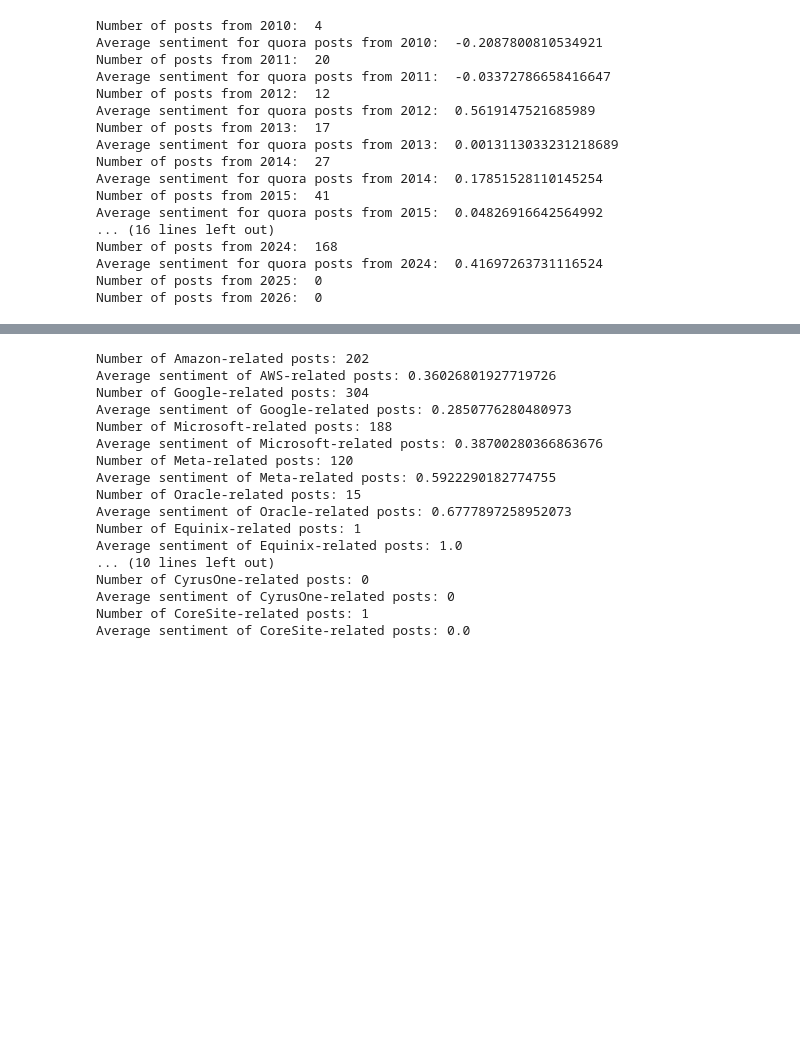
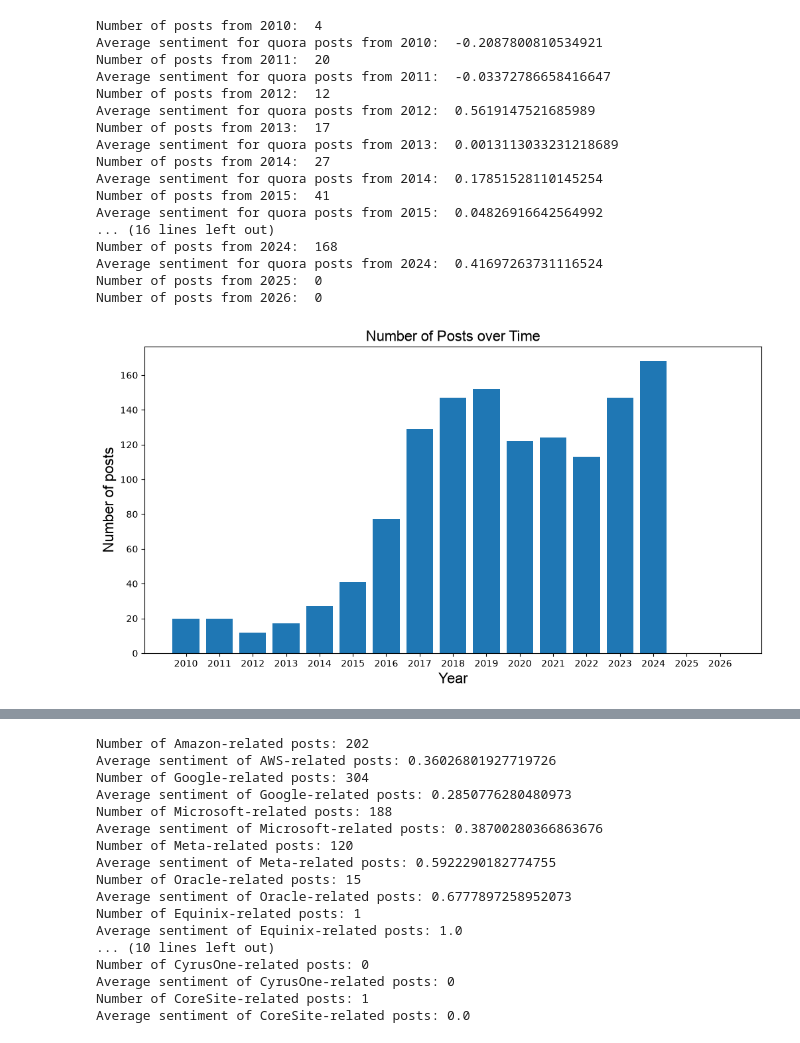
Before and after one commit to miaknatali/sentiment_analysis, a Jupyter notebook: brightdata_across_social_media_analysis/across_social_media_overall_sentiment_analysis/using_ABSA_CURRENT_TECHNIQUE/quora_overall_datacenters_ABSA.ipynb, the cells around one changed output, grey strips where cells are left out. Saved outputs shown, nothing was run; the diff lists cells and outputs as text; code cells hidden in the pictures; blank space fills up the shorter version.

```diff
--- a/brightdata_across_social_media_analysis/across_social_media_overall_sentiment_analysis/using_ABSA_CURRENT_TECHNIQUE/quora_overall_datacenters_ABSA.ipynb
+++ b/brightdata_across_social_media_analysis/across_social_media_overall_sentiment_analysis/using_ABSA_CURRENT_TECHNIQUE/quora_overall_datacenters_ABSA.ipynb
@@ -117,6 +115,13 @@ for q_post in quora_posts:
 
     print("Posts scanned:", a, end="\r")
 
+file_path = Path("/Users/mnatali/Projects/sentiment_analysis/brightdata_across_social_media_analysis/across_social_media_overall_sentiment_analysis/using_ABSA_CURRENT_TECHNIQUE/quora_sentiments_backup.json")
+
+with file_path.open("r", encoding="utf-8") as f:
+    sentiments = json.load(f)
+
+post_sentiments = sentiments["sentiments"]
+post_sentiment_degrees = sentiments["sentiment_degrees"]
 
 posts["ids"] = post_ids
 posts["text"] = post_texts
@@ -125,14 +130,8 @@ posts["upvotes"] = post_upvotes
 posts["number of answers"] = post_num_answers
 posts["shares"] = post_shares
 posts["views"] = post_views
-
-file_path = Path("/Users/mnatali/Projects/sentiment_analysis/brightdata_across_social_media_analysis/across_social_media_overall_sentiment_analysis/using_ABSA_CURRENT_TECHNIQUE/quora_sentiments_backup.json")
-
-with file_path.open("r", encoding="utf-8") as f:
-    sentiments = json.load(f)
-
-post_sentiments = sentiments["sentiments"]
-post_sentiment_degrees = sentiments["sentiment_degrees"]
+posts["sentiment"] = post_sentiments
+posts["degree"] = post_sentiment_degrees
 # %% [output]
 Posts scanned: 1300
 # %%
@@ -286,28 +287,30 @@ Average sentiment for quora posts from 2024:  0.41697263731116524
 Number of posts from 2025:  0
 Number of posts from 2026:  0
 # %%
-categories = ["2011", "2012", "2013", "2014", "2015", "2016", "2017", "2018", "2019", "2020", "2021", "2022", "2023", "2024", "2025", "2026"]
-counts = [len(year_datasets[2011]), len(year_datasets[2012]), len(year_datasets[2013]), len(year_datasets[2014]), len(year_datasets[2015]), len(year_datasets[2016]), len(year_datasets[2017]), len(year_datasets[2018]), len(year_datasets[2019]), len(year_datasets[2020]), len(year_datasets[2021]), len(year_datasets[2022]), len(year_datasets[2023]), len(year_datasets[2024]), len(year_datasets[2025]), len(year_datasets[2025])]
+categories = ["2010", "2011", "2012", "2013", "2014", "2015", "2016", "2017", "2018", "2019", "2020", "2021", "2022", "2023", "2024", "2025", "2026"]
+counts = [len(year_datasets[2011]), len(year_datasets[2011]), len(year_datasets[2012]), len(year_datasets[2013]), len(year_datasets[2014]), len(year_datasets[2015]), len(year_datasets[2016]), len(year_datasets[2017]), len(year_datasets[2018]), len(year_datasets[2019]), len(year_datasets[2020]), len(year_datasets[2021]), len(year_datasets[2022]), len(year_datasets[2023]), len(year_datasets[2024]), len(year_datasets[2025]), len(year_datasets[2025])]
 
 plt.figure(figsize=(12, 6))
 plt.bar(categories, counts)
 
 plt.title(
     "Number of Posts over Time",
     fontsize=16,
     fontname="Arial"
 )
 
 plt.xlabel(
     "Year",
     fontsize=16,
     fontname="Arial"
 )
 
 plt.ylabel(
     "Number of posts",
     fontsize=16,
     fontname="Arial"
 )
 plt.show()
+# %% [output]
+[figure, added]
 # %%
```
Also changed, not shown: parts of 5 cells of this notebook, 4 other files.
